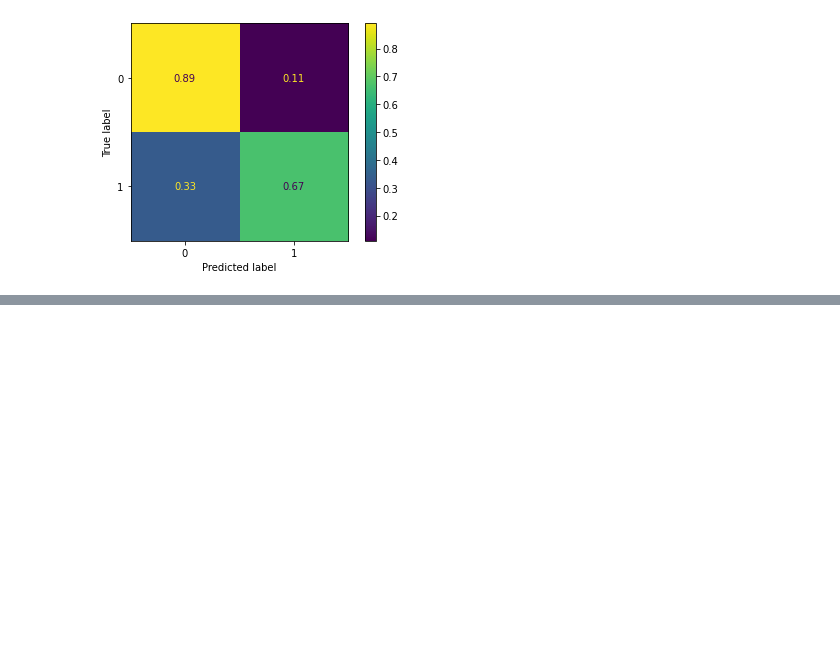
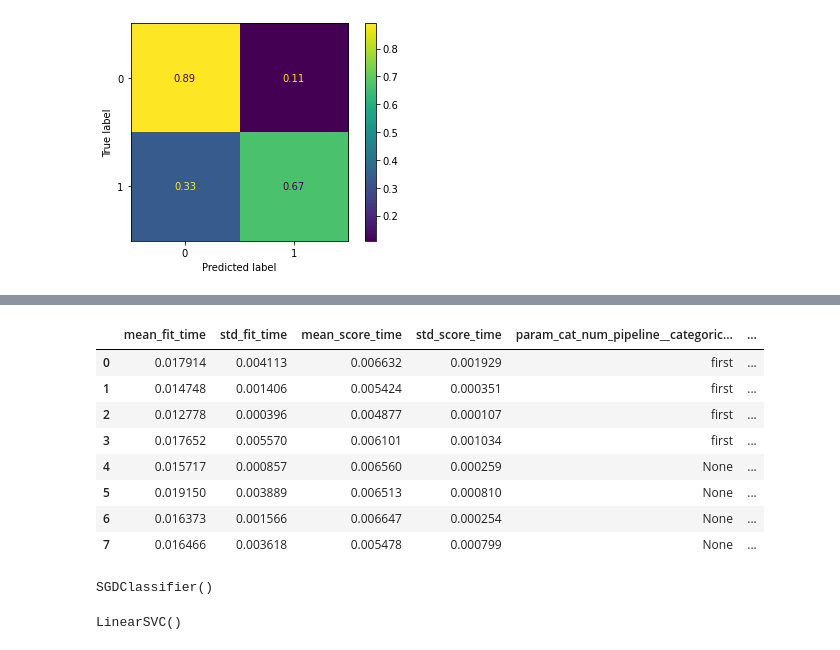
Before and after one commit to Kamil128/Learning_repo, a Jupyter notebook: ML_Classification/Titanic.ipynb, the cells around one changed output, grey strips where cells are left out. Cells and saved outputs as stored; diff of their text form; code cells hidden in the pictures; blank space fills up the shorter version.

```diff
--- a/ML_Classification/Titanic.ipynb
+++ b/ML_Classification/Titanic.ipynb
@@ -210,7 +215,0 @@ ConfusionMatrixDisplay.from_predictions(y_test, y_pred_svm, normalize='true')
-# %%
-model_svm = SVC(C=0.2)
-model_svm.fit(X_tr, y_train)
-
-y_pred_svm = model_svm.predict(X_test_tr)
-
-ConfusionMatrixDisplay.from_predictions(y_test, y_pred_svm, normalize='true')
@@ -219,0 +238,9 @@ ConfusionMatrixDisplay.from_predictions(y_test, y_pred_svm, normalize='true')
+# %%
+param_grid = [
+    {
+        "cat_num_pipeline__numerical__imputer__strategy": ["mean", "median"],
+        "cat_num_pipeline__categorical__ohe__drop": ["first", None],
+        "model__C": [0.1, 1],
+        "model": [LogisticRegression()]
+    }
+]
@@ -219,0 +268,4 @@ ConfusionMatrixDisplay.from_predictions(y_test, y_pred_svm, normalize='true')
+# %%
+grid_search = GridSearchCV(train_pipeline, param_grid, verbose=3, scoring = 'recall')
+# %%
+grid_search.fit(X_train, y_train)
@@ -219,0 +307,26 @@ ConfusionMatrixDisplay.from_predictions(y_test, y_pred_svm, normalize='true')
+# %%
+pd.DataFrame(grid_search.cv_results_)
+# %% [output]
+|  | mean_fit_time | std_fit_time | mean_score_time | std_score_time | param_cat_num_pipeline__categoric... | ... |
+| 0 | 0.017914 | 0.004113 | 0.006632 | 0.001929 | first | ... |
+| 1 | 0.014748 | 0.001406 | 0.005424 | 0.000351 | first | ... |
+| 2 | 0.012778 | 0.000396 | 0.004877 | 0.000107 | first | ... |
+| 3 | 0.017652 | 0.005570 | 0.006101 | 0.001034 | first | ... |
+| 4 | 0.015717 | 0.000857 | 0.006560 | 0.000259 | None | ... |
+| 5 | 0.019150 | 0.003889 | 0.006513 | 0.000810 | None | ... |
+| 6 | 0.016373 | 0.001566 | 0.006647 | 0.000254 | None | ... |
+| 7 | 0.016466 | 0.003618 | 0.005478 | 0.000799 | None | ... |
+# %%
+from sklearn.linear_model import SGDClassifier
+
+m = SGDClassifier()
+m.fit(X_tr, y_train)
+# %% [output]
+SGDClassifier()
+# %%
+from sklearn.svm import LinearSVC
+
+m = LinearSVC()
+m.fit(X_tr, y_train)
+# %% [output]
+LinearSVC()
```
Also changed, not shown: parts of 14 cells of this notebook, 3 other files.
